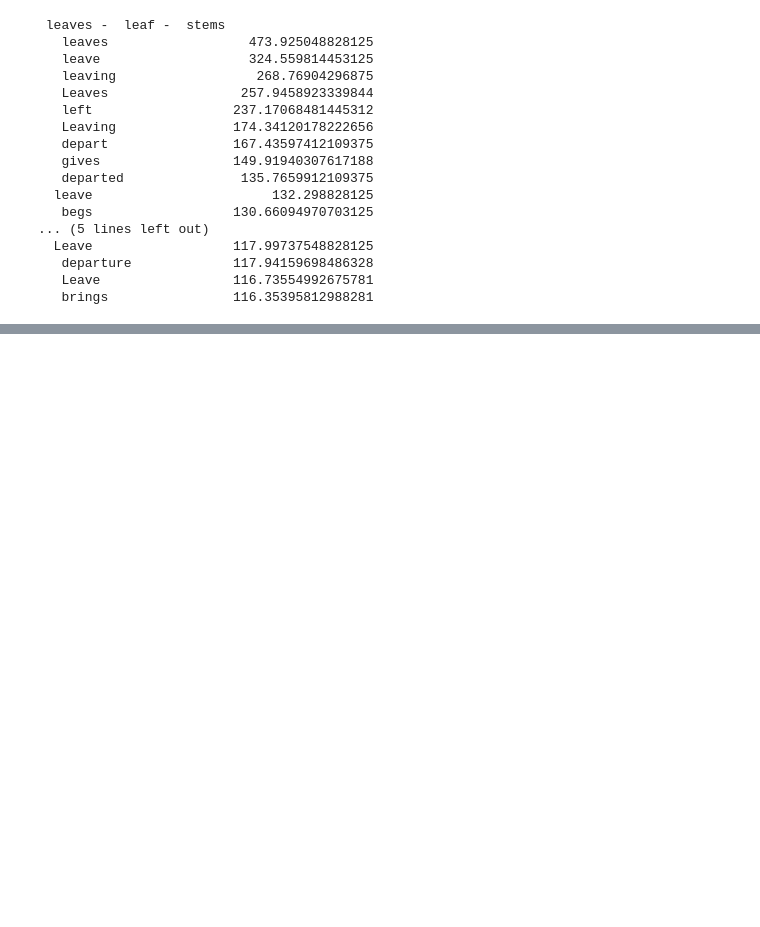
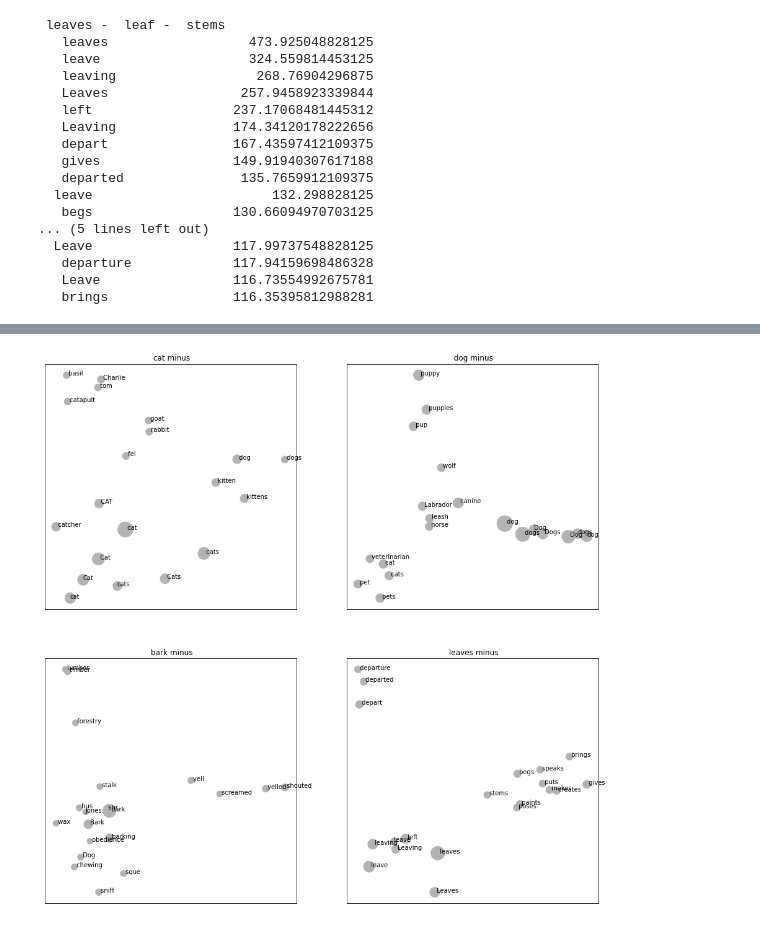
Before and after one commit to edkins/interp-ausp, a Jupyter notebook: pca.ipynb, the cells around one changed output, grey strips where cells are left out. Cells and saved outputs as stored; diff of their text form; code cells hidden in the pictures; blank space fills up the shorter version.

```diff
--- a/pca.ipynb
+++ b/pca.ipynb
@@ -147,0 +218,16 @@ print_similar(heading, v0)
+# %%
+minuses = [
+    [' cat', ' animal'],
+    [' dog', ' animal'],
+    [' bark', ' trunk', ' leaves'],
+    [' leaves', ' leaf', ' foliage'],
+]
+fig, ax = plt.subplots(2,2)
+for i in range(4):
+    t0, = encode(minuses[i][0])
+    v = V_to_D[t0,:]
+    for tok in minuses[i][1:]:
+        v = subtract_meaning(v, tok)
+    plot_similar_words(ax[i // 2][i % 2], f'{minuses[i][0]} minus', v, n=20)
+# %% [output]
+[figure, added]
```
Also changed, not shown: parts of 4 cells of this notebook.
